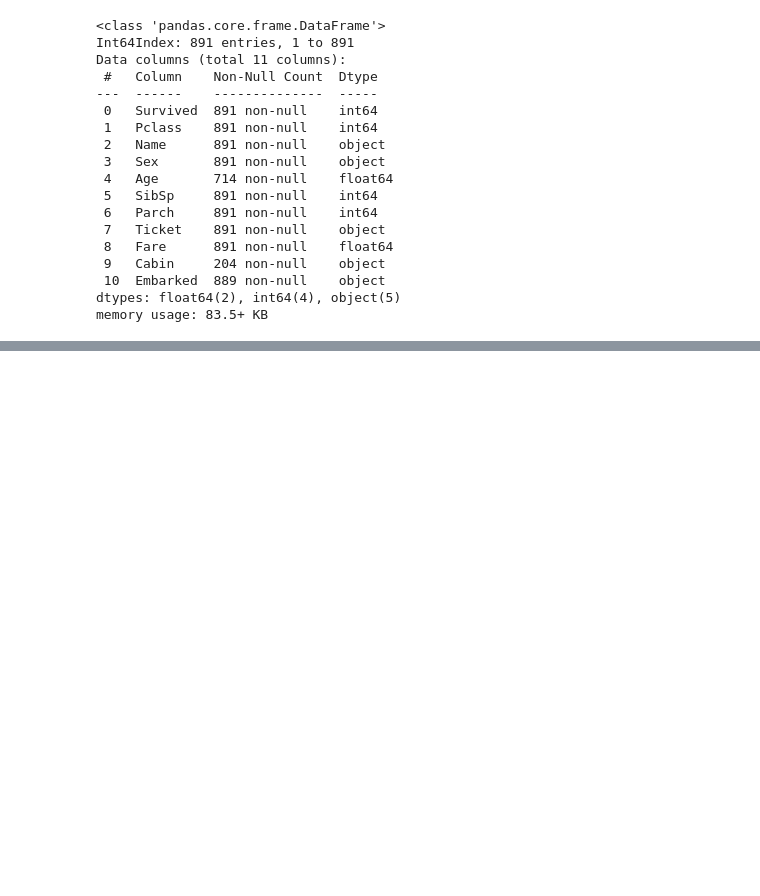
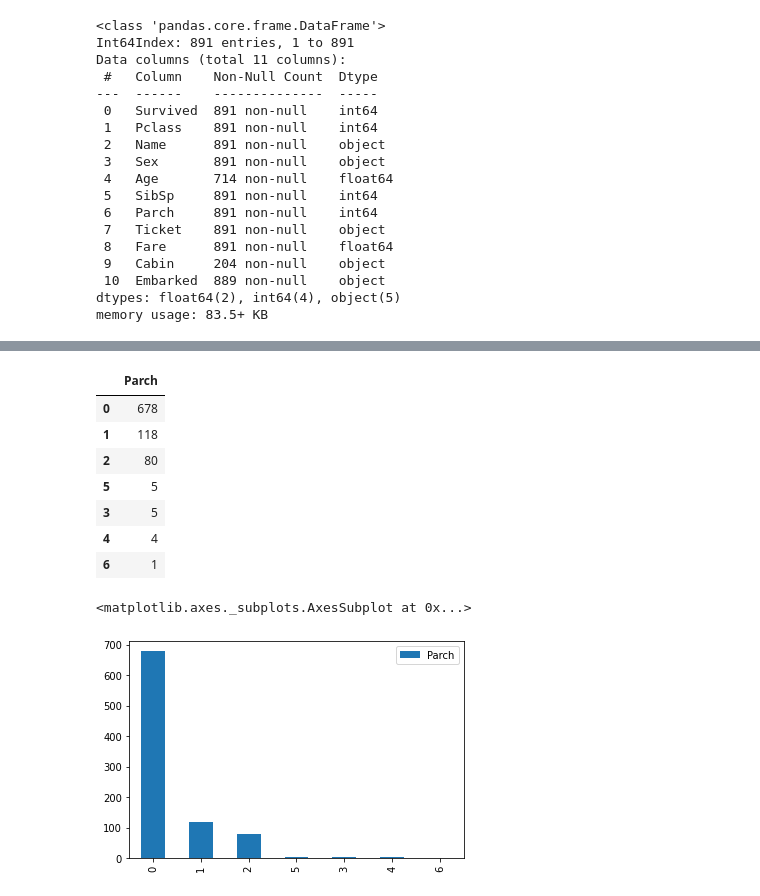
Before and after one commit to diegojeda/Titanic, a Jupyter notebook: Titanic.ipynb, the cells around one changed output, grey strips where cells are left out. Saved outputs shown, nothing was run; the diff lists cells and outputs as text; code cells hidden in the pictures; blank space fills up the shorter version.

```diff
--- a/Titanic.ipynb
+++ b/Titanic.ipynb
@@ -228,0 +272,14 @@ Base.head(50)
+# %%
+pd.DataFrame(Base["Parch"].value_counts())
+pd.DataFrame(Base["Parch"].value_counts()).plot.bar()
+# %% [output]
+|  | Parch |
+| 0 | 678 |
+| 1 | 118 |
+| 2 | 80 |
+| 5 | 5 |
+| 3 | 5 |
+| 4 | 4 |
+| 6 | 1 |
+<matplotlib.axes._subplots.AxesSubplot at 0x...>
+[figure, added]
```
Also changed, not shown: parts of 31 cells of this notebook.
